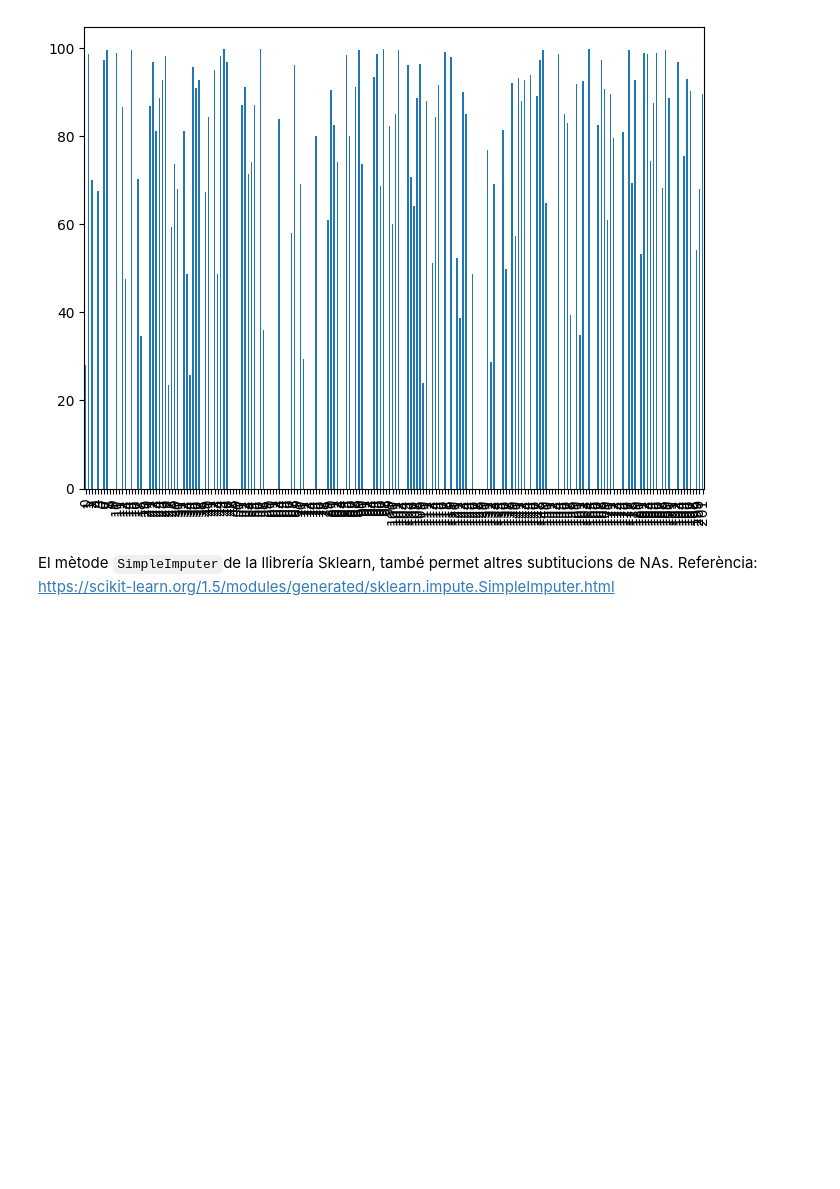
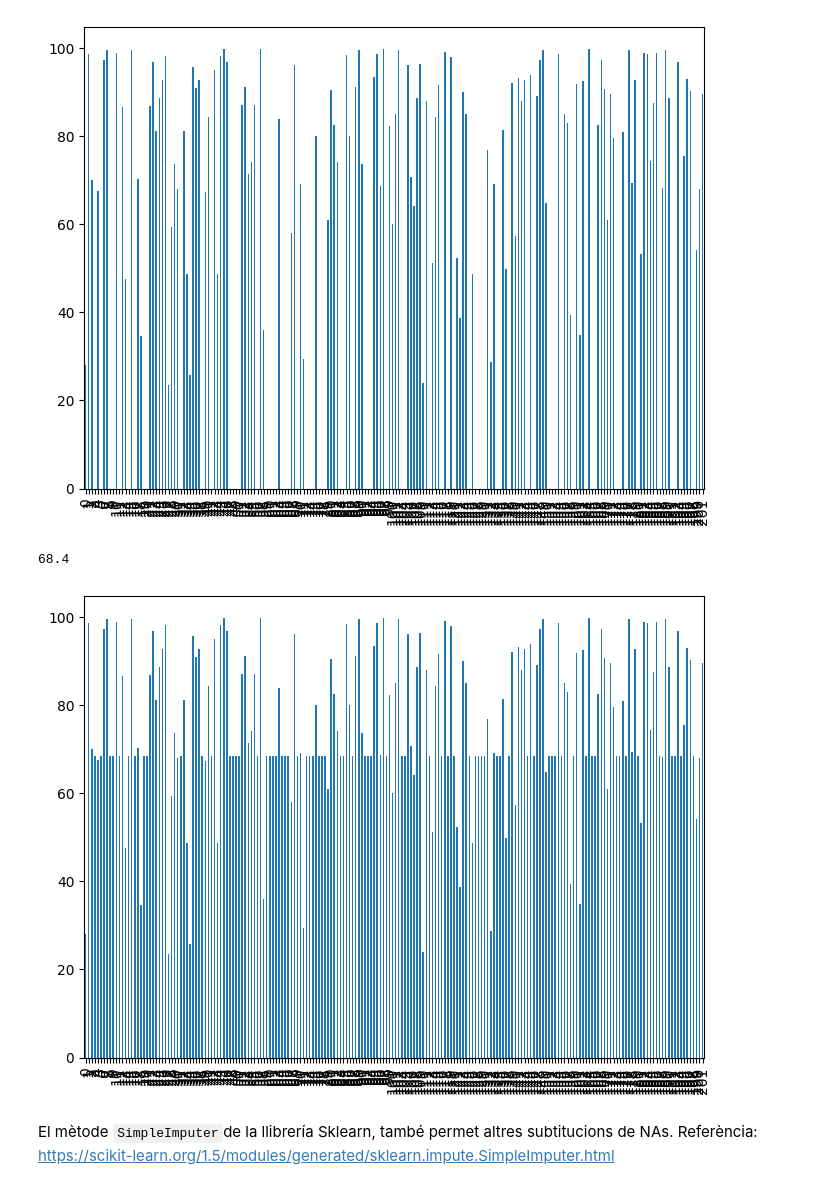
Before and after one commit to wisaaco/CURS_AdministracioAnaliticaAvan-adaDeDades, a Jupyter notebook: lessons/3_preparacio_dades.ipynb, the cells around one changed output. Saved outputs shown, nothing was run; the diff lists cells and outputs as text; code cells hidden in the pictures; blank space fills up the shorter version.

Commit message:
solucions unitat 3

```diff
--- a/lessons/3_preparacio_dades.ipynb
+++ b/lessons/3_preparacio_dades.ipynb
@@ -287,6 +299,22 @@ plt.show()
 # Visualitza la columna 'adult literacy rate (%)' on els seus NA siguin el percentil 25% de la seva sèrie.
 # %% [output]
 [figure]
+# %%
+#solucio
+import seaborn as sns
+import matplotlib.pyplot as plt
+
+percentile_25 = df["Adult literacy rate (%)"].quantile(0.25)
+print(percentile_25)
+
+serie_alr = df["Adult literacy rate (%)"].fillna(percentile_25)
+
+plt.figure(figsize=(8, 6))
+serie_alr.plot(kind="bar") #No hi ha un cojunt
+plt.show();
+# %% [output]
+68.4
+[figure, added]
 # %% [markdown]
 El mètode `SimpleImputer`de la llibrería Sklearn, també permet altres subtitucions de NAs.
 Referència: https://scikit-learn.org/1.5/modules/generated/sklearn.impute.SimpleImputer.html
```
Also changed, not shown: parts of 23 cells of this notebook, 2 other files.
